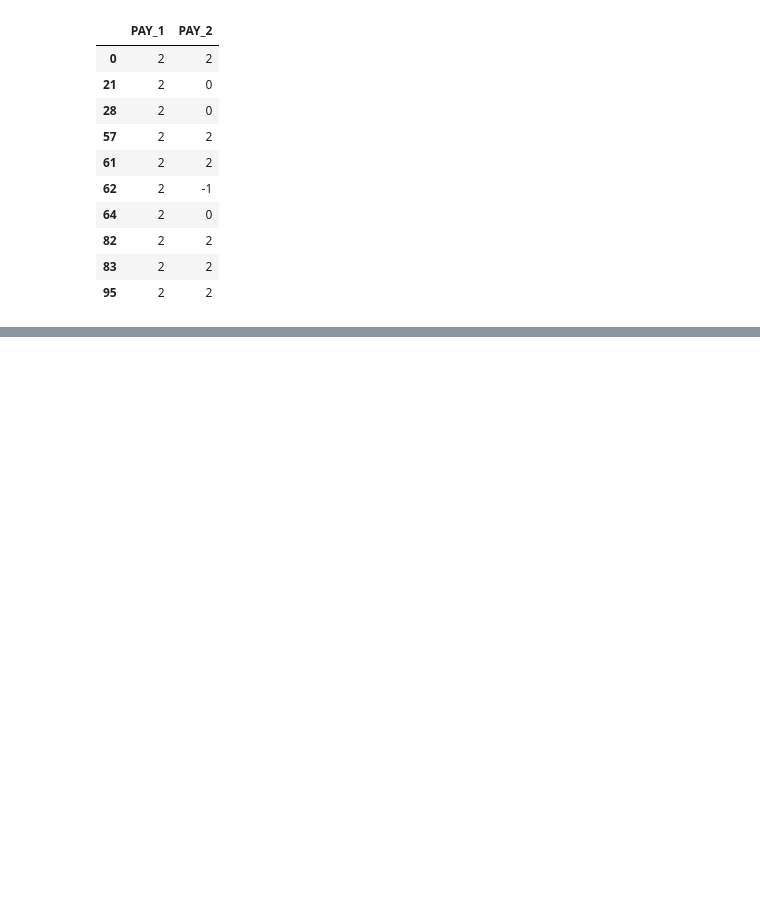
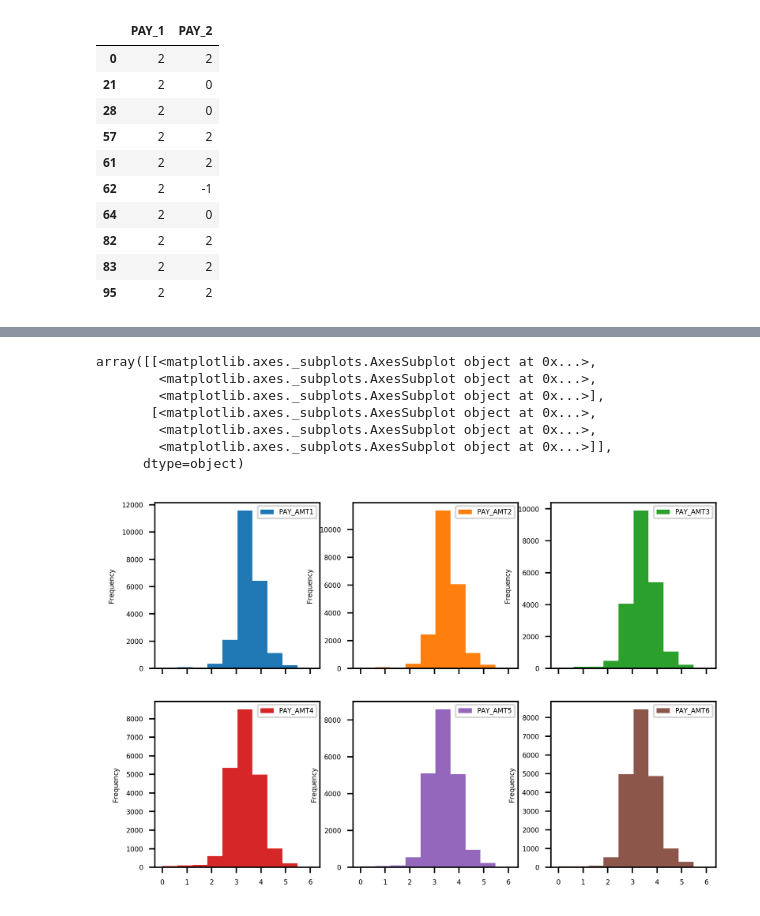
Before and after one commit to GusFX/default_of_credit_card_learning, a Jupyter notebook: src/cleaning_and_exploring.ipynb, the cells around one changed output, grey strips where cells are left out. Saved outputs shown, nothing was run; the diff lists cells and outputs as text; code cells hidden in the pictures; blank space fills up the shorter version.

```diff
--- a/src/cleaning_and_exploring.ipynb
+++ b/src/cleaning_and_exploring.ipynb
@@ -448,0 +512,3 @@ Looking the data, we can see that, with the exception of **PAY_1**, all the othe
+# %%
+pay_amt_zero_mask = df[pay_amt_feats] == 0
+pay_amt_zero_mask.sum()
@@ -448,0 +523,11 @@ Looking the data, we can see that, with the exception of **PAY_1**, all the othe
+# %%
+df[pay_amt_feats][~pay_amt_zero_mask].apply(np.log10).plot.hist(subplots=True, layout = (2,3))
+# %% [output]
+array([[<matplotlib.axes._subplots.AxesSubplot object at 0x...>,
+        <matplotlib.axes._subplots.AxesSubplot object at 0x...>,
+        <matplotlib.axes._subplots.AxesSubplot object at 0x...>],
+       [<matplotlib.axes._subplots.AxesSubplot object at 0x...>,
+        <matplotlib.axes._subplots.AxesSubplot object at 0x...>,
+        <matplotlib.axes._subplots.AxesSubplot object at 0x...>]],
+      dtype=object)
+[figure, added]
```
Also changed, not shown: parts of 9 cells of this notebook.
